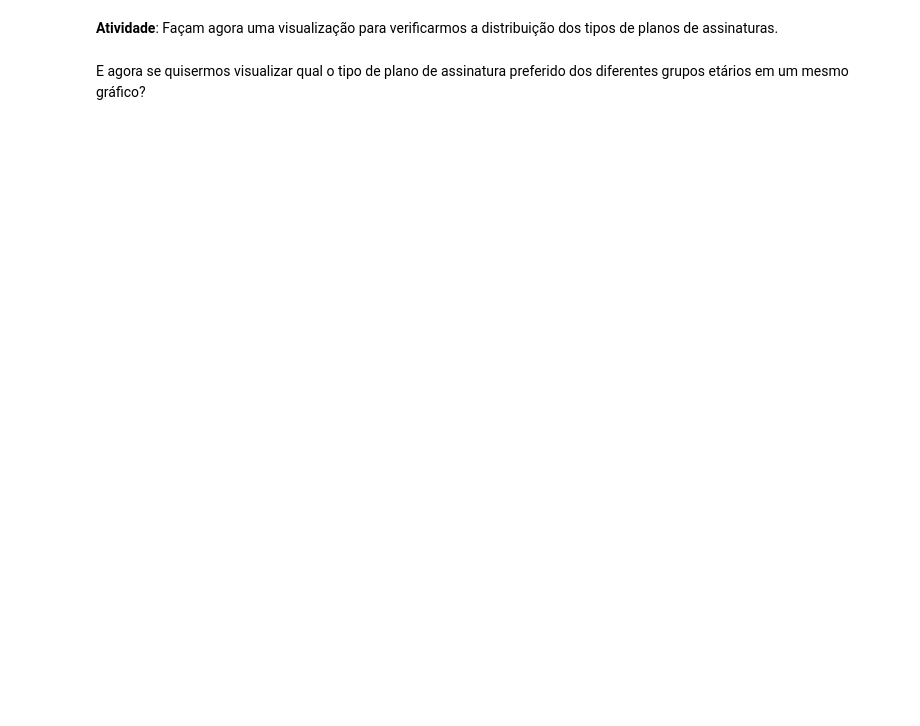
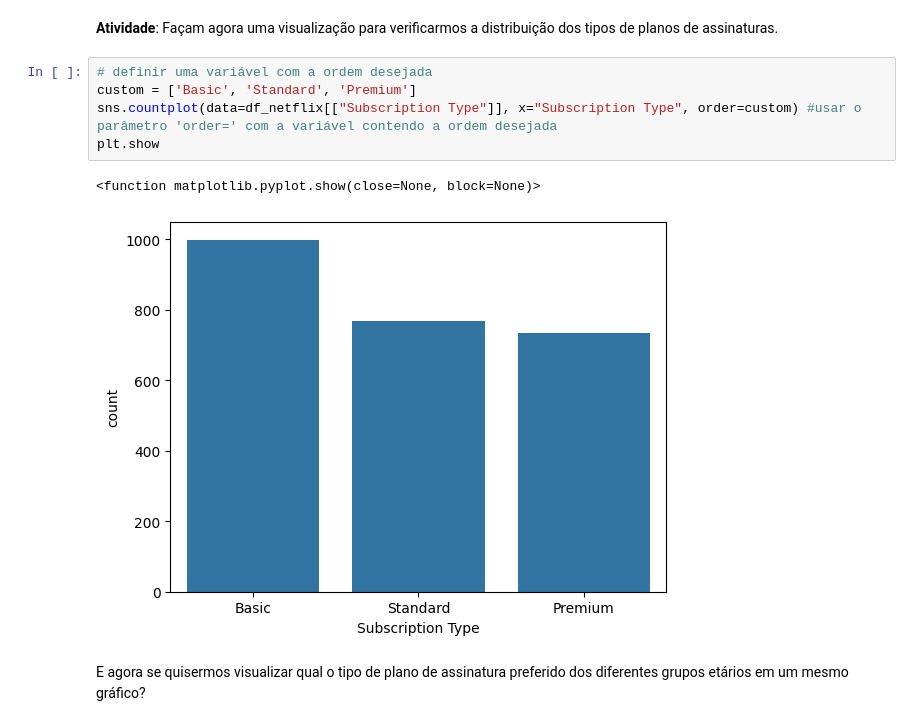
Before and after one commit to reprograma/on33-python-s14-analise-de-dados, a Jupyter notebook: material/s14_parte1.ipynb, the cells around one changed output. Cells and saved outputs as stored; diff of their text form; blank space fills up the shorter version.

```diff
--- a/material/s14_parte1.ipynb
+++ b/material/s14_parte1.ipynb
@@ -275,5 +609,13 @@ Ele é ideal para visualizar a **distribuição de variáveis categóricas**, id
 # %% [markdown]
 **Atividade**:
 Façam agora uma visualização para verificarmos a distribuição dos tipos de planos de assinaturas.
+# %%
+# definir uma variável com a ordem desejada
+custom = ['Basic', 'Standard', 'Premium']
+sns.countplot(data=df_netflix[["Subscription Type"]], x="Subscription Type", order=custom) #usar o parâmetro 'order=' com a variável contendo a ordem desejada
+plt.show
+# %% [output]
+<function matplotlib.pyplot.show(close=None, block=None)>
+[figure, added]
 # %% [markdown]
 E agora se quisermos visualizar qual o tipo de plano de assinatura preferido dos diferentes grupos etários em um mesmo gráfico?
```
Also changed, not shown: parts of 41 cells of this notebook, 15 other files.
